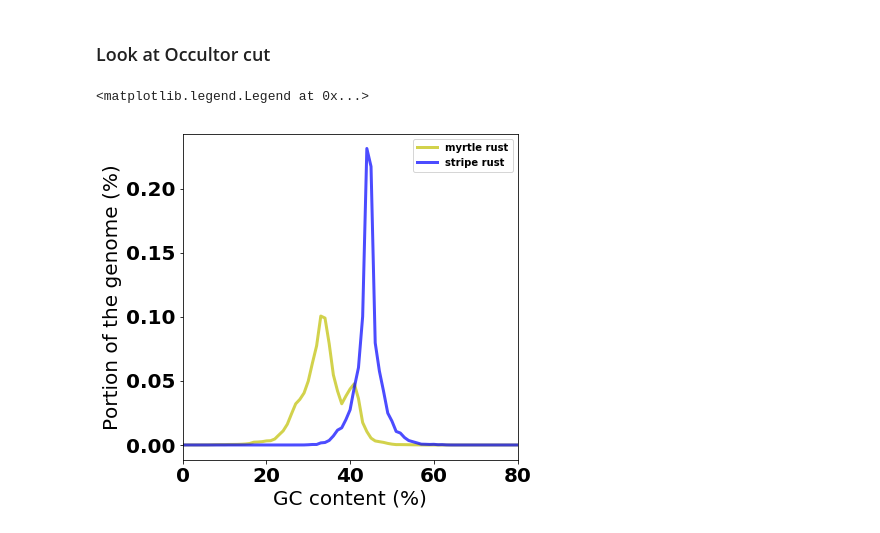
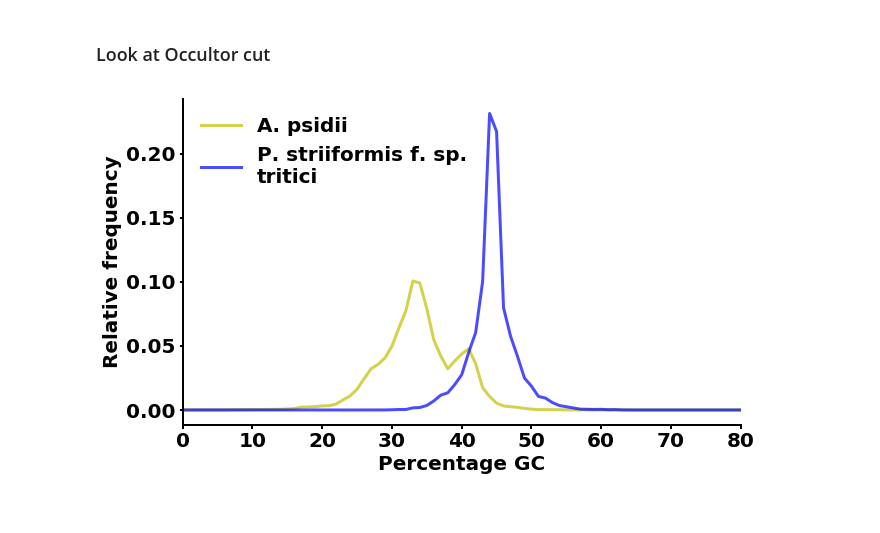
Before and after one commit to Team-Schwessinger/TE_myrtle_rust, a Jupyter notebook: notebooks/MRv01_TE_variation_analysis.ipynb, the cells around one changed output. Drawn from its saved outputs; the diff is of its cells as text; code cells hidden in the pictures.

```diff
--- a/notebooks/MRv01_TE_variation_analysis.ipynb
+++ b/notebooks/MRv01_TE_variation_analysis.ipynb
@@ -76,6 +121,8 @@ REPET_all_TEs_df_dict ={}
 # %%
 ##OUTPATH for figures
 OUTPATH='../../TE_analysis/'
+##OUTPATH for figures
+OUTPATH_Figures='../../figures/'
 # %%
 for genome, r_genome in zip(genomes, repet_genomes):
     print(genome, r_genome)
@@ -284,0 +350,21 @@ ax.plot(1-repeat_at_sum_df['Interval_edge'], repeat_at_sum_df['norm_count_AT'],
+# %%
+fig, ax = plt.subplots(figsize=(10,6))
+ax.plot(1-gene_at_sum_df['Interval_edge'], gene_at_sum_df['norm_W_Len'], '-', color='r', label = 'Genes',  linewidth=3, alpha = 0.5)
+ax.plot(1-repeat_at_sum_df['Interval_edge'], repeat_at_sum_df['norm_W_Len'], '-', color='g', label = 'TEs',  linewidth=3, alpha = 0.5)
+ax.plot(1-w_at_sum_df['Interval_edge'], w_at_sum_df['norm_W_Len'], '-', color='b', label = '1kb sliding \nwindows',  linewidth=3, alpha = 0.5)
+ax.plot(1-oc_sum_df['Interval_edge'], oc_sum_df['norm_W_Len'], '-', color='black', label = 'OcculterCut',  linewidth=3, alpha = 0.5)
+
+ax.legend()
+ax.set_ylabel('Relative frequency', **font)
+ax.set_xlabel('Percentage GC', **font)
+plt.legend(loc='upper left', frameon=False)
+#['top','bottom','left','right']
+for axis in ['bottom','left']:
+    ax.spines[axis].set_linewidth(2)
+for axis in ['top','right']:
+    ax.spines[axis].set_linewidth(0)
+ax.tick_params(width=2)
+
+outfn = os.path.join(OUTPATH_Figures, 'APSI_primary_v1.GC_variation_analysis.png')
+
+plt.savefig(outfn, dpi=600,bbox_inches='tight')
@@ -345,13 +433,21 @@ pst104_window_dir = '/home/benjamin/genome_assembly/PST79/FALCON/p_assemblies/v9
 m_oc_df = pd.read_csv(os.path.join(AT_analysis, 'compositionGC.txt'), sep=' ', header=None)
 s_oc_df = pd.read_csv(pst104_oc_fn, sep=' ', header=None)
 # %%
-fig, ax = plt.subplots(figsize=(6,6))
-ax.plot(m_oc_df[0], m_oc_df[1], '-', color='y', label = 'myrtle rust',  linewidth=3, alpha = 0.7)
-ax.plot(s_oc_df[0], s_oc_df[1], '-', color='b', label = 'stripe rust',  linewidth=3, alpha = 0.7)
-ax.set_ylabel('Portion of the genome (%)')
-ax.set_xlabel('GC content (%)')
+fig, ax = plt.subplots(figsize=(10,6))
+ax.plot(m_oc_df[0], m_oc_df[1], '-', color='y', label = 'A. psidii ',  linewidth=3, alpha = 0.7)
+ax.plot(s_oc_df[0], s_oc_df[1], '-', color='b', label = 'P. striiformis f. sp. \ntritici',  linewidth=3, alpha = 0.7)
+ax.set_ylabel('Relative frequency', **font)
+ax.set_xlabel('Percentage GC', **font)
 ax.set_xlim(0,80)
-plt.legend(loc='best', fontsize = 10)
+plt.legend(loc='upper left', frameon=False)
+#['top','bottom','left','right']
+for axis in ['bottom','left']:
+    ax.spines[axis].set_linewidth(2)
+for axis in ['top','right']:
+    ax.spines[axis].set_linewidth(0)
+ax.tick_params(width=2)
+outfn = os.path.join(OUTPATH_Figures, 'APSI_primary_v1.occulturcut.png')
+
+plt.savefig(outfn, dpi=600,bbox_inches='tight')
 # %% [output]
-<matplotlib.legend.Legend at 0x...>
-[figure, old version]
+[figure, new version]
```
Also changed, not shown: parts of 38 cells of this notebook.
